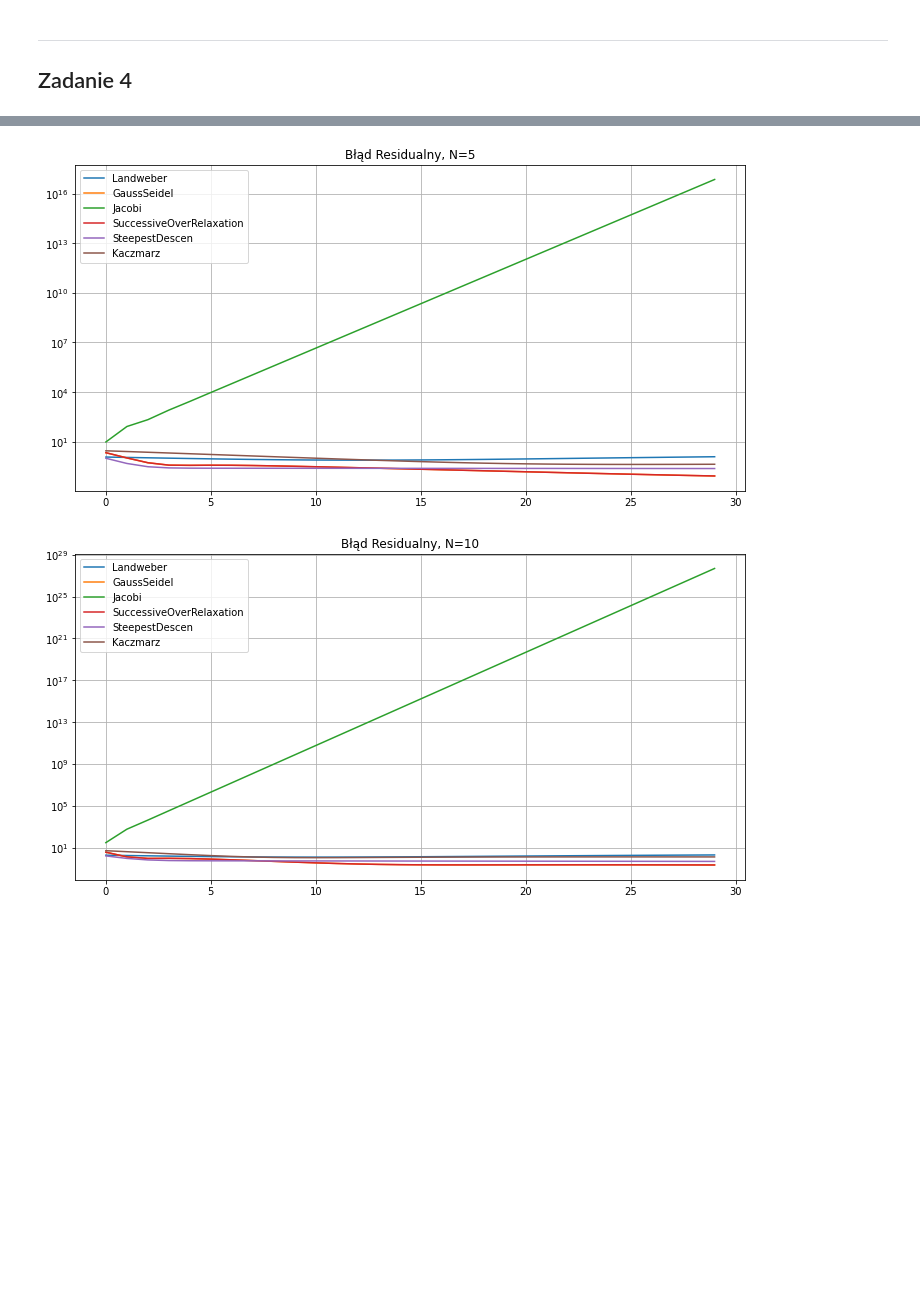
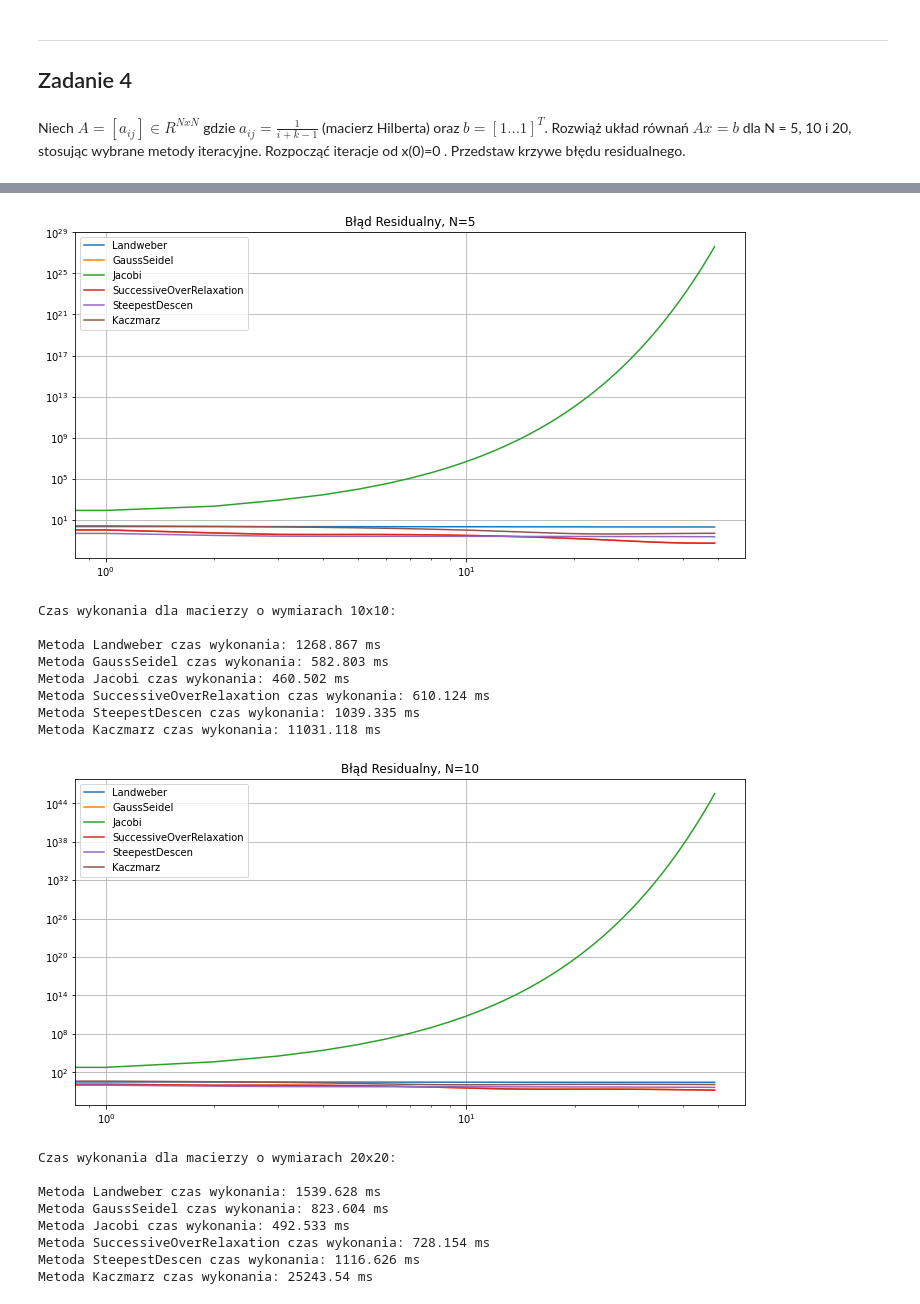
Before and after one commit to BezdzietnyAntoni/MNiO, a Jupyter notebook: List5.ipynb, the cells around one changed output, grey strips where cells are left out. Saved outputs shown, nothing was run; the diff lists cells and outputs as text; code cells hidden in the pictures; blank space fills up the shorter version.

```diff
--- a/List5.ipynb
+++ b/List5.ipynb
@@ -110,7 +154,7 @@ def SteepestDescen(A, b, iter_=30):
     Parameters
     ----------
     A : numpy.array (matrix) - equation matrix
-    b : numpy.array (vector) - unknown vector
+    b : numpy.array (vector) - const vector
     iter_ : number of iteration
 
     Returns
@@ -133,7 +177,7 @@ def Kaczmarz(A, b, alp_=1, iter_ = 30):
     Parameters
     ----------
     A : numpy.array (matrix) - equation matrix
-    b : numpy.array (vector) - unknown vector
+    b : numpy.array (vector) - const vector
     alp_ : relaxation parametr alp_ (0,2)
     iter_ : number of iteration
 
@@ -279,10 +350,13 @@ b = np.array([1,2,1],
              dtype=np.double).reshape(3,1)
 x_solve = np.linalg.inv(A)@b
 
-iterative_methods = testMethods(A,b,x_solve,30)
+iterative_methods = testMethods(A,b,x_solve,50)
 
 print("Rozwiązanie dokładne:")
 print(x_solve)
+print()
+
+print(f'Wskaźnik uwarunkowania macierzy {np.linalg.cond(A)}')
 print()
 
 for m in iterative_methods:
@@ -318,0 +395,27 @@ Czas wykonania 30 iteracji: 2221.872 ms
+# %%
+A = np.array([[1,1,1],
+              [1,2,2],
+              [1,1,2]],dtype=np.double)
+b = np.array([1,1,2],
+             dtype=np.double).reshape(3,1)
+x_solve = np.linalg.inv(A)@b
+
+iterative_methods = testMethods(A,b,x_solve,50)
+
+print("Rozwiązanie dokładne:")
+print(x_solve)
+print()
+
+print(f'Wskaźnik uwarunkowania macierzy {np.linalg.cond(A)}')
+print()
+
+for m in iterative_methods:
+    iter_ = iterative_methods[m]['Value'].shape[0]
+    print(f"Wyniki uzyskane metodą {m}, w {iter_} iteracjach:")
+    print(iterative_methods[m]['Value'][iter_-1])
+    print(f'Czas wykonania {iter_} iteracji: {iterative_methods[m]["Time"]/1000} ms')
+    print()
+
+print("\n Parametry: alpha=1 dla metody Kaczmarza, omega=1 dla metody Steepest-Descen")
+
+drawPlots(iterative_methods, log=True)
@@ -368,17 +519,22 @@ Czas wykonania 30 iteracji: 3302.087 ms
 # %% [markdown]
 ---
 ## Zadanie 4
+# %% [markdown]
+Niech $A=[a_{ij}]\in R^{NxN}$ gdzie $a_{ij}=\frac{1}{i+k-1}$ (macierz Hilberta) oraz $b=[1...1]^T$. Rozwiąż układ równań $Ax=b$ dla N = 5, 10 i 20, stosując wybrane metody iteracyjne. Rozpocząć iteracje od x(0)=0 . Przedstaw krzywe błędu residualnego.
 # %%
-N = [5,10,20]
+N = [5,10,20,100,500]
 A = [sp.hilbert(n) for n in N]
 b = [np.ones(n).reshape(n,1) for n in N]
 x_solve = [np.linalg.inv(A[i])@b[i] for i in range(len(N))]
 
-methods = [testMethods(A[i],b[i],x_solve[i],30) for i in range(len(N))]
+methods = [testMethods(A[i],b[i],x_solve[i],50) for i in range(len(N))]
 
 for i in range(len(N)):
+    print(f'Czas wykonania dla macierzy o wymiarach {N[i]}x{N[i]}:')
+    print()
     for m in methods[i]:
-        plt.semilogy(range(methods[i][m]['Value'].shape[0]),methods[i][m]['Error']['Residual'], label=m)
+        plt.loglog(range(methods[i][m]['Value'].shape[0]),methods[i][m]['Error']['Residual'], label=m)
+        print(f'Metoda {m} czas wykonania: {methods[i][m]["Time"]/1000} ms')
     plt.title(f'Błąd Residualny, N={N[i]}')
     plt.grid()
     plt.legend()
@@ -387,2 +551,18 @@ for i in range(len(N)):
-[figure, old version]
+[figure, new version]
+Czas wykonania dla macierzy o wymiarach 10x10:
+
+Metoda Landweber czas wykonania: 1268.867 ms
+Metoda GaussSeidel czas wykonania: 582.803 ms
+Metoda Jacobi czas wykonania: 460.502 ms
+Metoda SuccessiveOverRelaxation czas wykonania: 610.124 ms
+Metoda SteepestDescen czas wykonania: 1039.335 ms
+Metoda Kaczmarz czas wykonania: 11031.118 ms
-[figure, old version]
+[figure, new version]
+Czas wykonania dla macierzy o wymiarach 20x20:
+
+Metoda Landweber czas wykonania: 1539.628 ms
+Metoda GaussSeidel czas wykonania: 823.604 ms
+Metoda Jacobi czas wykonania: 492.533 ms
+Metoda SuccessiveOverRelaxation czas wykonania: 728.154 ms
+Metoda SteepestDescen czas wykonania: 1116.626 ms
+Metoda Kaczmarz czas wykonania: 25243.54 ms
```
Also changed, not shown: parts of 26 cells of this notebook.
